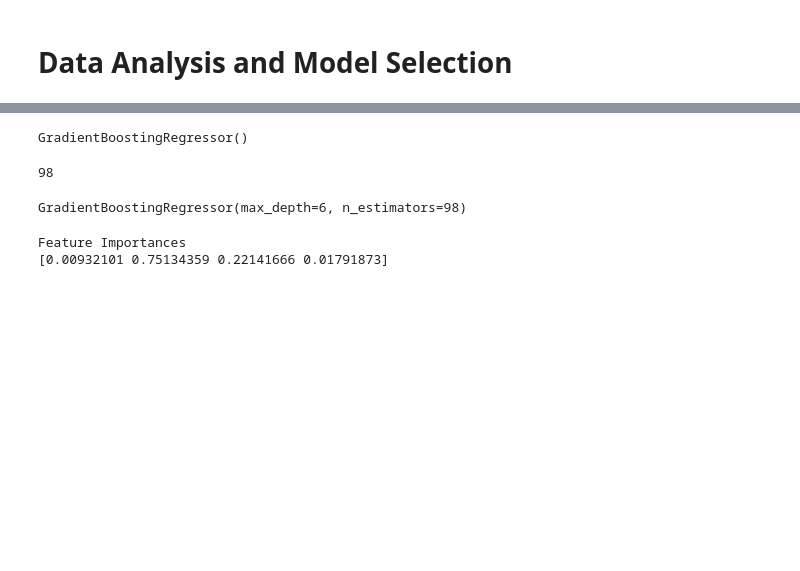
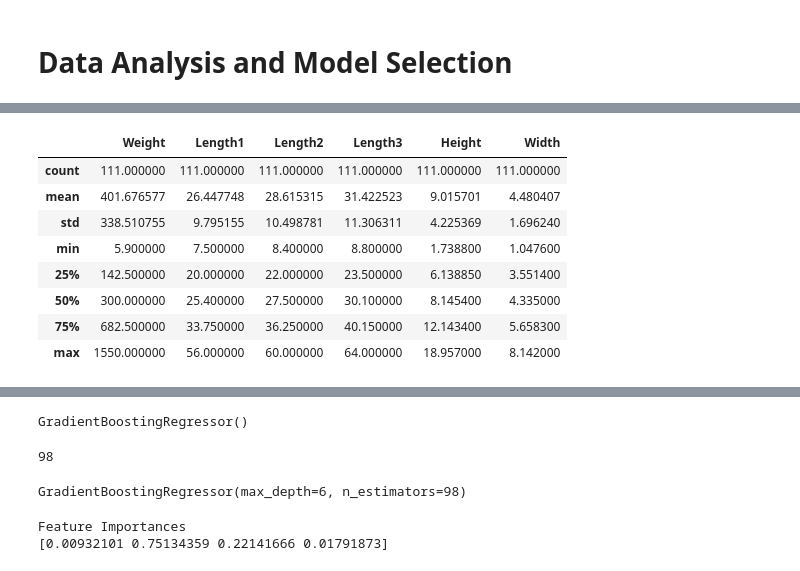
Before and after one commit to sheetalbongale/Fish-Weight-Prediction-Machine-Learning, a Jupyter notebook: notebooks/model_selection.ipynb, the cells around one changed output, grey strips where cells are left out. Cells and saved outputs as stored; diff of their text form; code cells hidden in the pictures; blank space fills up the shorter version.

```diff
--- a/notebooks/model_selection.ipynb
+++ b/notebooks/model_selection.ipynb
@@ -22,0 +33,13 @@ from joblib import load
+# %%
+# check the df for all required stats
+fish_data.describe()
+# %% [output]
+|  | Weight | Length1 | Length2 | Length3 | Height | Width |
+| count | 111.000000 | 111.000000 | 111.000000 | 111.000000 | 111.000000 | 111.000000 |
+| mean | 401.676577 | 26.447748 | 28.615315 | 31.422523 | 9.015701 | 4.480407 |
+| std | 338.510755 | 9.795155 | 10.498781 | 11.306311 | 4.225369 | 1.696240 |
+| min | 5.900000 | 7.500000 | 8.400000 | 8.800000 | 1.738800 | 1.047600 |
+| 25% | 142.500000 | 20.000000 | 22.000000 | 23.500000 | 6.138850 | 3.551400 |
+| 50% | 300.000000 | 25.400000 | 27.500000 | 30.100000 | 8.145400 | 4.335000 |
+| 75% | 682.500000 | 33.750000 | 36.250000 | 40.150000 | 12.143400 | 5.658300 |
+| max | 1550.000000 | 56.000000 | 60.000000 | 64.000000 | 18.957000 | 8.142000 |
```
Also changed, not shown: parts of 18 cells of this notebook, 2 other files.
